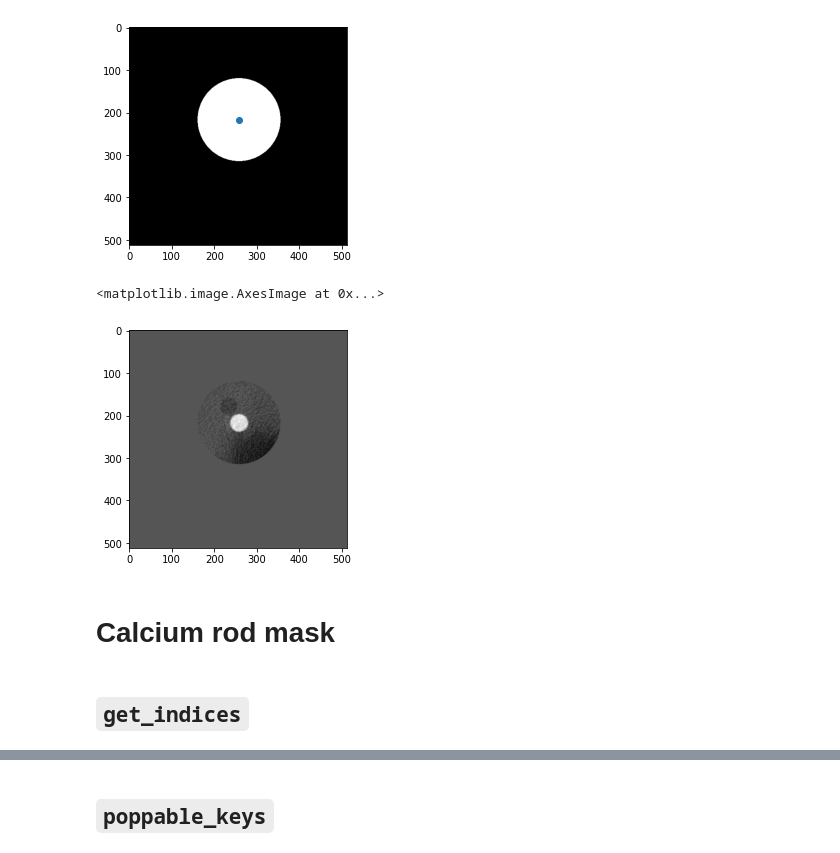
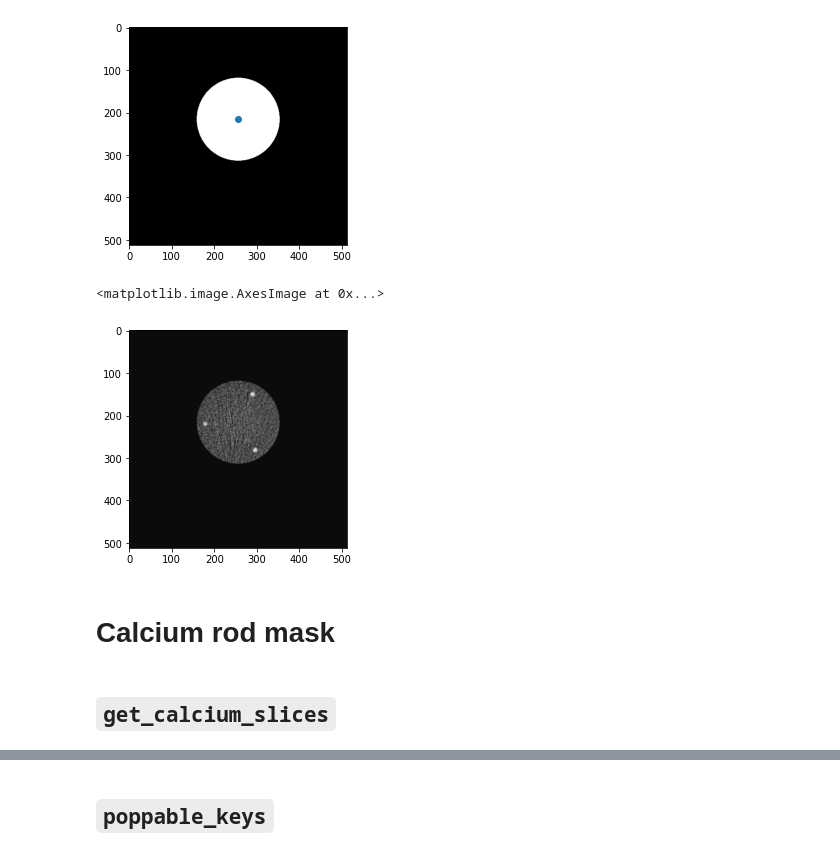
Before and after one commit to MolloiLab/CAC-stanford-data, a Jupyter notebook: python/segmentation/segmentation.ipynb, the cells around one changed output, grey strips where cells are left out. Saved outputs shown, nothing was run; the diff lists cells and outputs as text; code cells hidden in the pictures.

```diff
--- a/python/segmentation/segmentation.ipynb
+++ b/python/segmentation/segmentation.ipynb
@@ -107,3 +107,3 @@ dcm_path_list = dcm_list_builder(root_path)
 # %%
-header, dcm_array, slice_thick_ori = dcm_reader(dcm_path_list[0])
+header, dcm_array, slice_thick_ori = dcm_reader(dcm_path_list[2])
 dcm_array_ori = dcm_array.copy()
@@ -114,5 +122,5 @@ dcm_array_ori = dcm_array.copy()
 # %%
-def findCircle(point_1, point_2, point_3):
+def find_circle(point_1, point_2, point_3):
     x1, y1 = point_1
     x2, y2 = point_2
     x3, y3 = point_3
@@ -150,5 +158,5 @@ findCircle([309, 309], [312, 200], [155, 155])
 # %%
-def dcm_masked(array_used = None, radius_val = 95, slice_used_center = None):
+def mask_heart(array_used = None, radius_val = 95, slice_used_center = None):
     try:
         pixel_size = header.PixelSpacing[0]
     except:
@@ -170,10 +178,8 @@ def dcm_masked(array_used = None, radius_val = 95, slice_used_center = None):
     central_image = scipy.signal.medfilt2d(central_image, image_kernel)
 
     center = [int(array_used.shape[0] / 2), int(array_used.shape[1] / 2)]
-
     a = central_image.copy()
     for index in range(int(array_used.shape[1] / 2)):
-        # print(central_image[center[0] + index, center[1] + index])
         if (central_image[center[0] + index, center[1] + index] == 1 and\
             central_image[center[0] + index, center[1] + index + 5] == 1):
             point_1 = [center[0] + index, center[1] + index]
@@ -191,7 +197,6 @@ def dcm_masked(array_used = None, radius_val = 95, slice_used_center = None):
             a[center[0] + index, center[1] - index] = 2
             pass
 
-
     for index in range(int(array_used.shape[1] / 2)):
         if (central_image[center[0] - index, center[1] - index] == 1 and\
             central_image[center[0] - index, center[1] - index - 5] == 1):
@@ -201,7 +206,7 @@ def dcm_masked(array_used = None, radius_val = 95, slice_used_center = None):
             a[center[0] - index, center[1] - index] = 2
             pass
 
-    center_insert = findCircle(point_1, point_2, point_3)
+    center_insert = find_circle(point_1, point_2, point_3)
 
     Y, X = np.ogrid[:header.Rows, :header.Columns]
     dist_from_center = np.sqrt((X - center_insert[1])**2 + (Y-center_insert[0])**2)
@@ -213,7 +218,7 @@ def dcm_masked(array_used = None, radius_val = 95, slice_used_center = None):
 
     return masked_array, center_insert, mask
 # %%
-dcm_array, center_insert, mask = dcm_masked(array_used = dcm_array, slice_used_center = int(dcm_array.shape[2]/2))
+dcm_array, center_insert, mask = mask_heart(array_used = dcm_array, slice_used_center = int(dcm_array.shape[2]/2))
 # %%
 center_insert
 # %% [output]
@@ -231,12 +236,12 @@ plt.imshow(mask[:,:], cmap='gray')
 <matplotlib.image.AxesImage at 0x...>
 [figure]
 # %%
-plt.imshow(dcm_array[:,:,10], cmap='gray')
+plt.imshow(dcm_array[:,:,24], cmap='gray')
 # %% [output]
 <matplotlib.image.AxesImage at 0x...>
-[figure, old version]
+[figure, new version]
 # %% [markdown]
 # Calcium rod mask
 # %% [markdown]
-## `get_indices`
+## `get_calcium_slices`
 # %%
```
Also changed, not shown: parts of 38 cells of this notebook, 4 other files.
